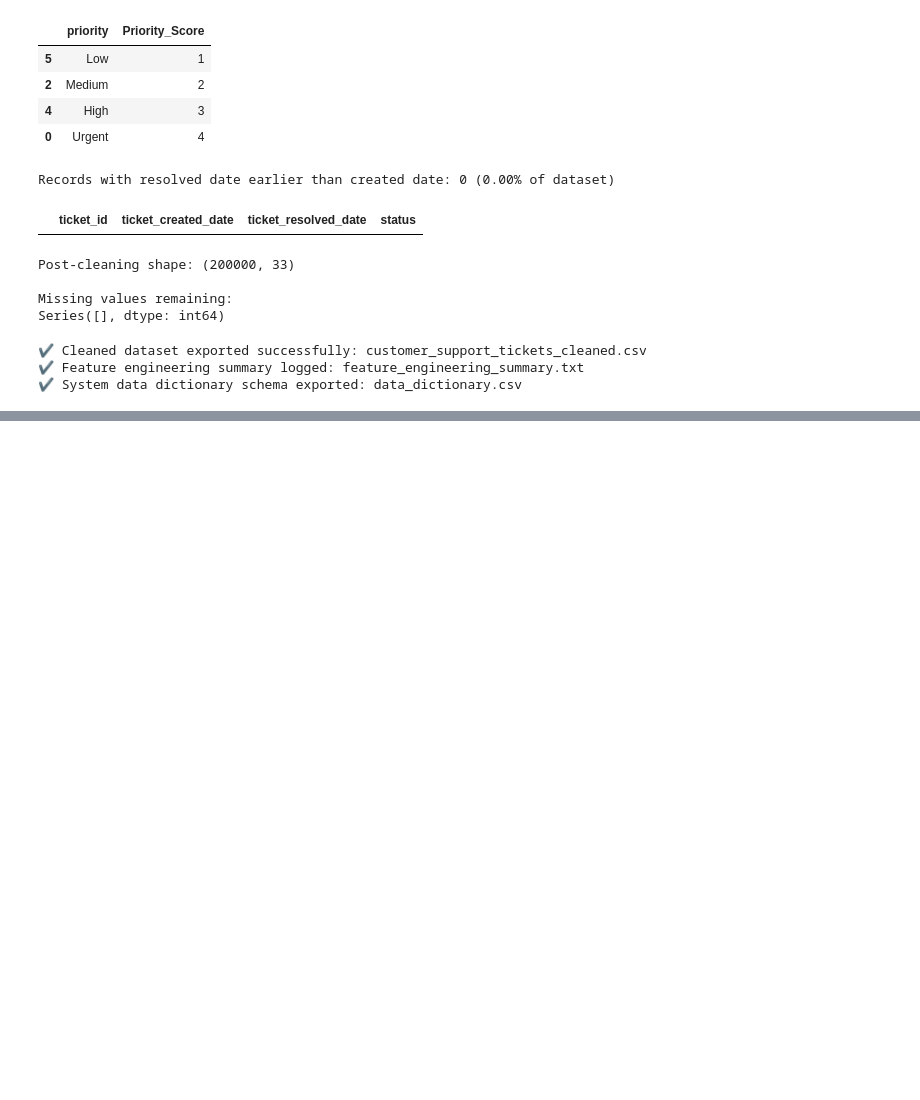
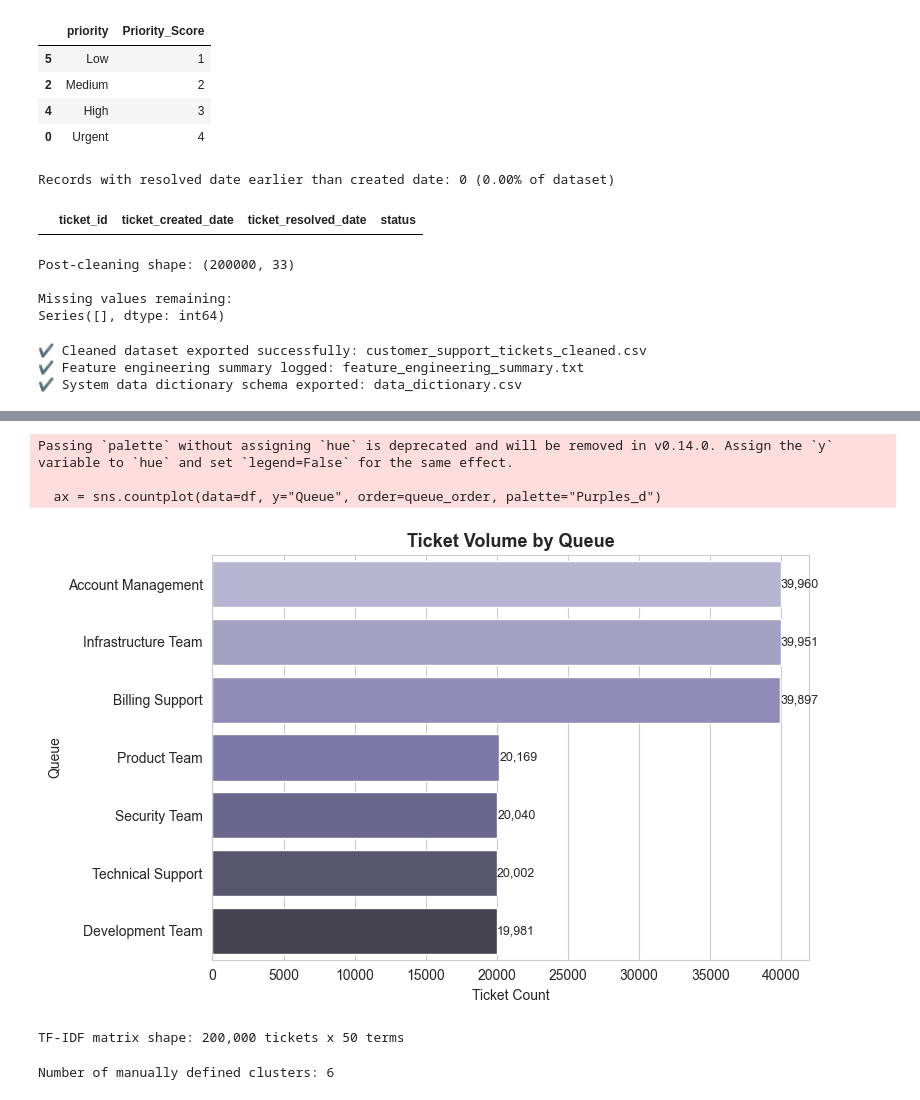
Before and after one commit to springboardmentor1210a/Supportlytics, a Jupyter notebook: Supportlytics.ipynb, the cells around one changed output, grey strips where cells are left out. Drawn from its saved outputs; the diff is of its cells as text; code cells hidden in the pictures; blank space fills up the shorter version.

```diff
--- a/Supportlytics.ipynb
+++ b/Supportlytics.ipynb
@@ -401,0 +496,45 @@ print(f"✔️ System data dictionary schema exported: {dict_filename}")
+# %%
+plt.figure(figsize=(8, 5))
+queue_order = df["Queue"].value_counts().index
+ax = sns.countplot(data=df, y="Queue", order=queue_order, palette="Purples_d")
+ax.set_title("Ticket Volume by Queue", fontsize=13, fontweight="bold")
+ax.set_xlabel("Ticket Count")
+ax.set_ylabel("Queue")
+for p in ax.patches:
+    ax.annotate(f'{int(p.get_width()):,}', (p.get_width(), p.get_y() + p.get_height()/2),
+                ha='left', va='center', fontsize=9)
+plt.tight_layout()
+plt.savefig("viz5_queue_distribution.png", dpi=150)
+plt.show()
+# %% [output]
+Passing `palette` without assigning `hue` is deprecated and will be removed in v0.14.0. Assign the `y` variable to `hue` and set `legend=False` for the same effect.
+
+  ax = sns.countplot(data=df, y="Queue", order=queue_order, palette="Purples_d")
+[figure, added]
+# %%
+tfidf = TfidfVectorizer(max_features=300, stop_words="english", min_df=5)
+tfidf_matrix = tfidf.fit_transform(df["issue_description"].fillna(""))
+print(f"TF-IDF matrix shape: {tfidf_matrix.shape[0]:,} tickets x {tfidf_matrix.shape[1]} terms")
+# %% [output]
+TF-IDF matrix shape: 200,000 tickets x 50 terms
+# %%
+category_description = {
+    "Login Issue": "Security & Access",
+    "Security Concern": "Security & Access",
+    "Account Suspension": "Account & Subscription",
+    "Subscription Cancellation": "Account & Subscription",
+    "Payment Problem": "Billing & Refunds",
+    "Refund Request": "Billing & Refunds",
+    "Performance Issue": "Performance & Data",
+    "Data Sync Issue": "Performance & Data",
+    "Bug Report": "System Bugs",
+    "Feature Request": "Feature Requests"
+}
+
+df["Cluster_Name"] = df["category"].map(category_description)
+df["Cluster_ID"] = df["Cluster_Name"].astype("category").cat.codes
+cluster_order = df["Cluster_Name"].value_counts().index
+
+print(f"Number of manually defined clusters: {df['Cluster_Name'].nunique()}")
+# %% [output]
+Number of manually defined clusters: 6
```
Also changed, not shown: parts of 11 cells of this notebook.
